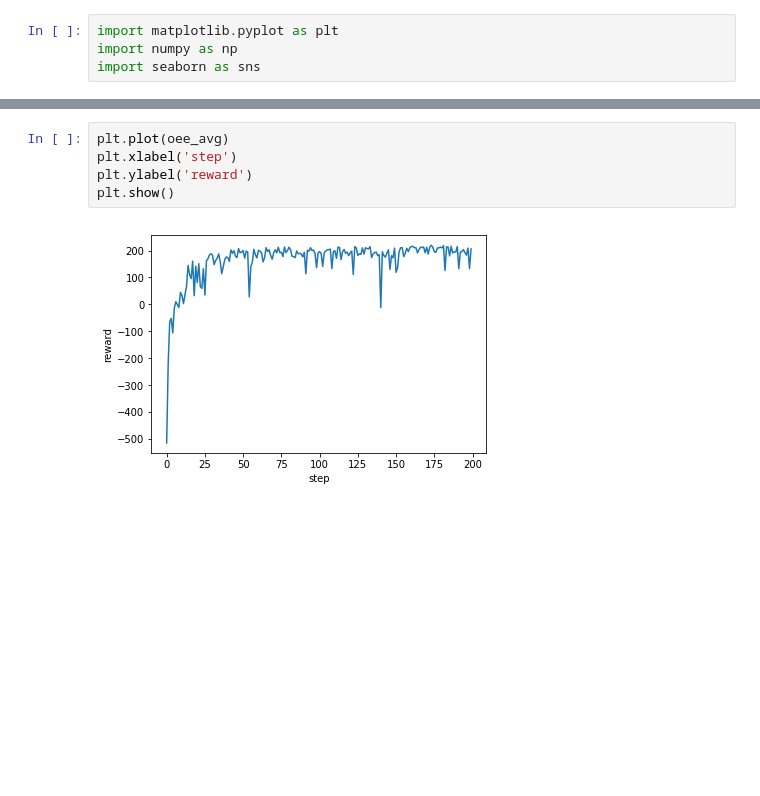
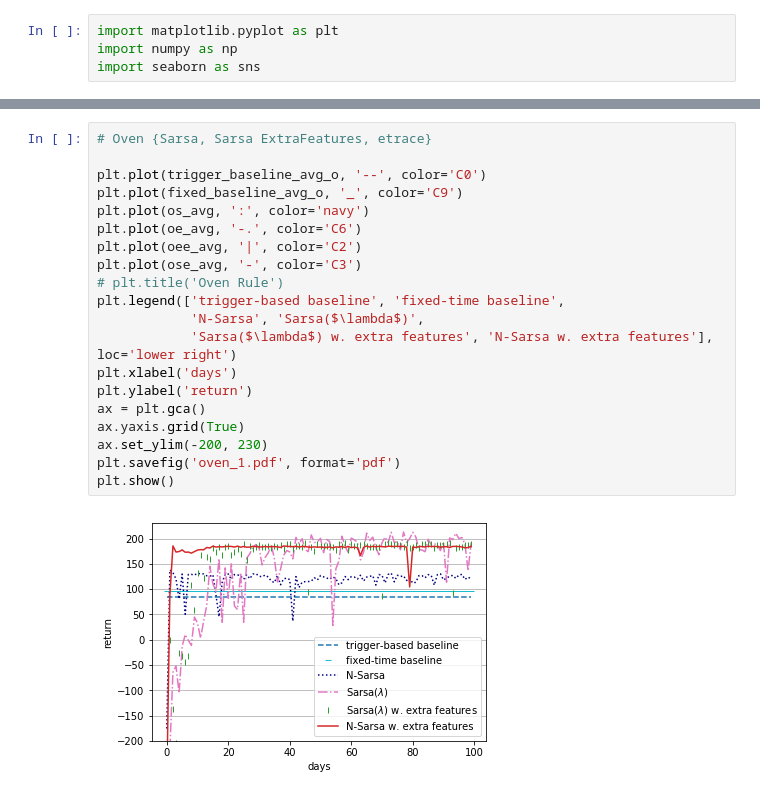
Before and after one commit to michael172849/RL_project, a Jupyter notebook: src/plot_graph_from_results.ipynb, the cells around one changed output, grey strips where cells are left out. Drawn from its saved outputs; the diff is of its cells as text; blank space fills up the shorter version.

```diff
--- a/src/plot_graph_from_results.ipynb
+++ b/src/plot_graph_from_results.ipynb
@@ -111,7 +132,22 @@ oee_avg = sum(oee_data)/6
-# %%
-plt.plot(oee_avg)
-plt.xlabel('step')
-plt.ylabel('reward')
-plt.show()
-# %% [output]
-[figure, removed]
+# %%
+# Oven {Sarsa, Sarsa ExtraFeatures, etrace}
+
+plt.plot(trigger_baseline_avg_o, '--', color='C0')
+plt.plot(fixed_baseline_avg_o, '_', color='C9')
+plt.plot(os_avg, ':', color='navy')
+plt.plot(oe_avg, '-.', color='C6')
+plt.plot(oee_avg, '|', color='C2')
+plt.plot(ose_avg, '-', color='C3')
+# plt.title('Oven Rule')
+plt.legend(['trigger-based baseline', 'fixed-time baseline',
+            'N-Sarsa', 'Sarsa($\lambda$)',
+            'Sarsa($\lambda$) w. extra features', 'N-Sarsa w. extra features'], loc='lower right')
+plt.xlabel('days')
+plt.ylabel('return')
+ax = plt.gca()
+ax.yaxis.grid(True)
+ax.set_ylim(-200, 230)
+plt.savefig('oven_1.pdf', format='pdf')
+plt.show()
+# %% [output]
+[figure, added]
```
Also changed, not shown: parts of 14 cells of this notebook.
